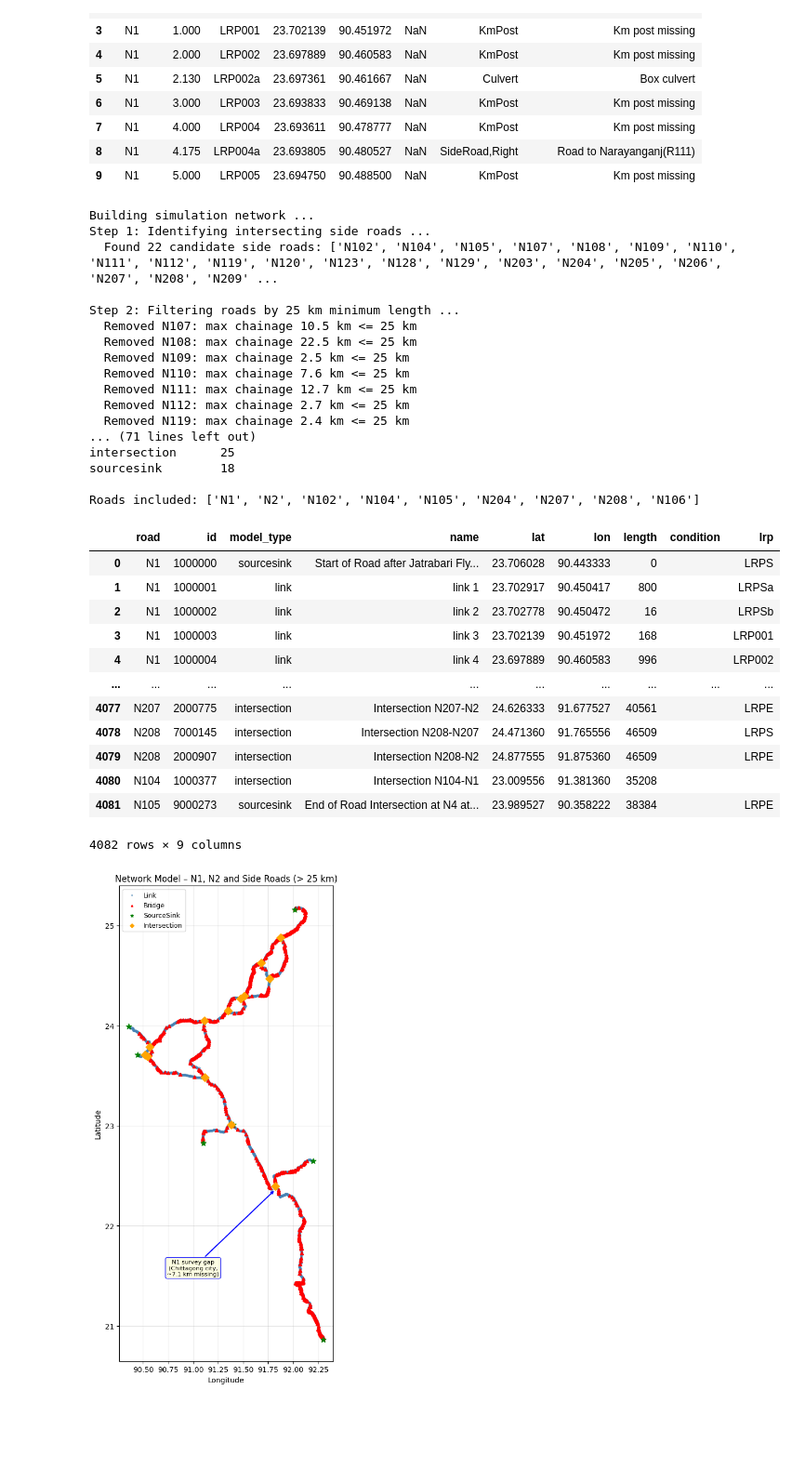
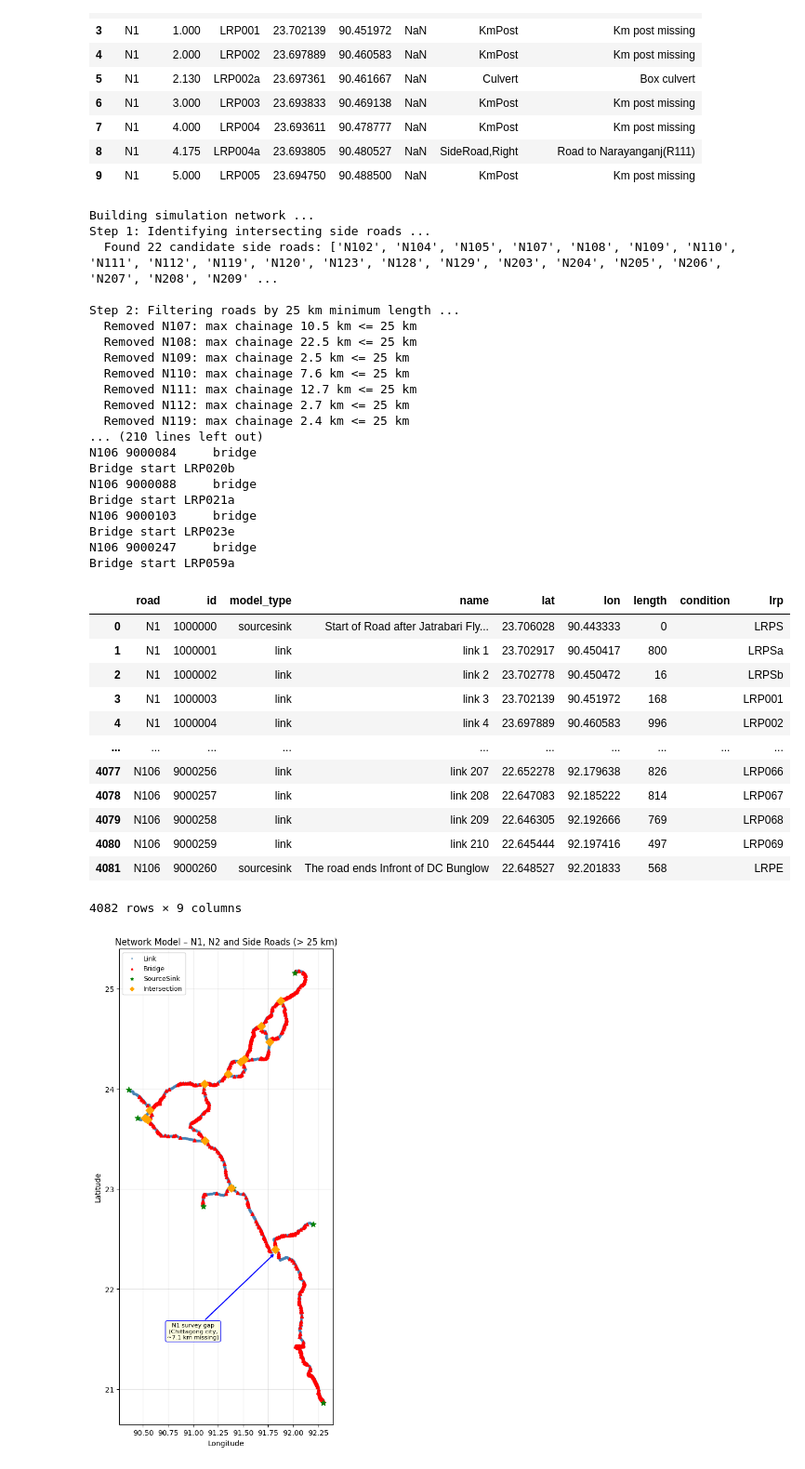
Before and after one commit to taufik-my/ASIM_Team14, a Jupyter notebook: EPA133a-G14-A3/notebook/network_data_preparation.ipynb, the cells around one changed output. Shown at 93% size. Cells and saved outputs as stored; diff of their text form; code cells hidden in the pictures; blank space fills up the shorter version.

Commit message:
update for the notebook and network_data.csv

```diff
--- a/EPA133a-G14-A3/notebook/network_data_preparation.ipynb
+++ b/EPA133a-G14-A3/notebook/network_data_preparation.ipynb
@@ -194,6 +194,18 @@ def unify_intersection_identifiers(df_road_file, merge_threshold_m=500):
     print(f"  Unified {len(pairs)} intersection pairs (threshold: {merge_threshold_m} m)")
     for road_a, road_b, sid, dist in pairs:
         print(f"    {road_a} <-> {road_b}: id={sid}, distance={dist:.0f} m")
+
+    # Validate: no ID should appear in more than 2 intersection rows.
+    id_counts = df_road_file[df_road_file['model_type'] == 'intersection']['id'].value_counts()
+    over_paired = id_counts[id_counts > 2]
+    if not over_paired.empty:
+        print(f"WARNING: {len(over_paired)} intersection ID(s) appear in >2 rows:")
+        for bad_id, count in over_paired.items():
+            bad_rows = df_road_file[
+                (df_road_file['model_type'] == 'intersection') &
+                (df_road_file['id'] == bad_id)
+            ]
+            print(f"    id={bad_id} appears {count} times: roads={bad_rows['road'].tolist()}")
     return df_road_file
 
 
@@ -313,7 +325,7 @@ def handle_intersection_edge_cases(df_road_file, road_list):
                 'road': 'N104', 'id': next_id, 'model_type': 'intersection',
                 'name': 'Intersection N104-N1',
                 'lat': int_lat, 'lon': int_lon,
-                'length': np.nan, 'condition': '', 'lrp': ''
+                'length': np.nan, 'condition': '', 'lrp': 'LRP001a'
             })
             print(f"  Edge case: Added N104-N1 intersection on N104 at ({int_lat:.6f}, {int_lon:.6f}) (id={next_id})")
             next_id += 1
@@ -338,16 +350,22 @@ def handle_intersection_edge_cases(df_road_file, road_list):
             print(f"  Edge case: Added missing N105 LRPE sourcesink at LRP048 (id={next_id})")
             next_id += 1
 
-    # Insert rows: the N1 dummy (LRP235c) must go after LRP235b; all others appended.
-    n1_n106_rows = [r for r in rows_to_insert if r.get('lrp') == 'LRP235c']
-    other_rows   = [r for r in rows_to_insert if r.get('lrp') != 'LRP235c']
+    # Insert rows at their correct road position (sorted by chainage), never appended to end.
+    # Anchor overrides for rows whose lrp alone is ambiguous.
+    _ANCHOR_OVERRIDES = {
+        ('N105', 'LRPE'): 'LRP048',      # N105 LRPE goes after last real N105 row
+        ('N104', 'LRP001a'): 'LRP001a',  # N104-N1 intersection after LRP001a
+    }
 
-    for row_dict in n1_n106_rows:
-        df_road_file = insert_row_after_lrp(df_road_file, 'LRP235b', row_dict)
-        print(f"    Inserted {row_dict['road']} LRP235c after LRP235b in sequence")
-
-    if other_rows:
-        df_road_file = pd.concat([df_road_file, pd.DataFrame(other_rows)], ignore_index=True)
+    for row_dict in rows_to_insert:
+        road = row_dict['road']
+        lrp  = row_dict.get('lrp', '')
+        if lrp == 'LRP235c':
+            anchor = 'LRP235b'
+        else:
+            anchor = _ANCHOR_OVERRIDES.get((road, lrp), lrp)
+        df_road_file = insert_row_after_lrp(df_road_file, anchor, row_dict)
+        print(f"    Inserted {road} (lrp={lrp}) after anchor '{anchor}' in sequence")
 
     print(f"  Total edge-case rows added: {len(rows_to_insert)}")
     return df_road_file
@@ -358,12 +376,12 @@ def align_n1_n2_intersection_ids(df_road_file):
     n1_int = df_road_file[
         (df_road_file['model_type'] == 'intersection') &
         (df_road_file['road'] == 'N1') &
-        (df_road_file['name'].str.contains('N2', na=False))
+        (df_road_file['name'].str.contains(r'\bN2\b', regex=True, na=False))
     ]
     n2_int = df_road_file[
         (df_road_file['model_type'] == 'intersection') &
         (df_road_file['road'] == 'N2') &
-        (df_road_file['name'].str.contains('N1', na=False))
+        (df_road_file['name'].str.contains(r'\bN1\b', regex=True, na=False))
     ]
     if not n1_int.empty and not n2_int.empty:
         shared_id = min(n1_int.iloc[0]['id'], n2_int.iloc[0]['id'])
@@ -586,43 +604,56 @@ df_road_file = align_n1_n2_intersection_ids(df_road_file)
 print('\nComputing inter-node distances ...')
 df_road_file = compute_inter_node_distances(df_road_file)
 
 # Save
 save_path = '../data/network_data.csv'
 df_road_file.to_csv(save_path, index=False)
 print(f'\nSaved  {save_path}  ({df_road_file.shape[0]} rows x {df_road_file.shape[1]} cols)')
 print(f'\nmodel_type breakdown:\n{df_road_file["model_type"].value_counts().to_string()}')
 print(f'\nRoads included: {df_road_file["road"].unique().tolist()}')
+
+# ── Zero-length diagnostic ────────────────────────────────────────────
+_zero = df_road_file[
+    (df_road_file['length'] == 0) &
+    (df_road_file['model_type'].isin(['link', 'bridge']))
+].copy()
+_zero_links   = _zero[_zero['model_type'] == 'link']
+_zero_bridges = _zero[_zero['model_type'] == 'bridge']
+print(f'\nZero-length components: {len(_zero)} total '
+      f'({len(_zero_links)} links, {len(_zero_bridges)} bridges)')
+if not _zero_bridges.empty:
+    print('\nZero-length bridges:')
+    print(_zero_bridges[['road', 'id', 'model_type', 'name', 'lrp']].to_string(index=False))
 df_road_file
 # %% [output]
 Building simulation network ...
 Step 1: Identifying intersecting side roads ...
   Found 22 candidate side roads: ['N102', 'N104', 'N105', 'N107', 'N108', 'N109', 'N110', 'N111', 'N112', 'N119', 'N120', 'N123', 'N128', 'N129', 'N203', 'N204', 'N205', 'N206', 'N207', 'N208', 'N209' ...
 
 Step 2: Filtering roads by 25 km minimum length ...
   Removed N107: max chainage 10.5 km <= 25 km
   Removed N108: max chainage 22.5 km <= 25 km
   Removed N109: max chainage 2.5 km <= 25 km
   Removed N110: max chainage 7.6 km <= 25 km
   Removed N111: max chainage 12.7 km <= 25 km
   Removed N112: max chainage 2.7 km <= 25 km
   Removed N119: max chainage 2.4 km <= 25 km
-... (71 lines left out)
-intersection      25
-sourcesink        18
-
-Roads included: ['N1', 'N2', 'N102', 'N104', 'N105', 'N204', 'N207', 'N208', 'N106']
+... (210 lines left out)
+N106 9000084     bridge                                                                                  Bridge start LRP020b
+N106 9000088     bridge                                                                                  Bridge start LRP021a
+N106 9000103     bridge                                                                                  Bridge start LRP023e
+N106 9000247     bridge                                                                                  Bridge start LRP059a
 |  | road | id | model_type | name | lat | lon | length | condition | lrp |
 | 0 | N1 | 1000000 | sourcesink | Start of Road after Jatrabari Fly... | 23.706028 | 90.443333 | 0 |  | LRPS |
 | 1 | N1 | 1000001 | link | link 1 | 23.702917 | 90.450417 | 800 |  | LRPSa |
 | 2 | N1 | 1000002 | link | link 2 | 23.702778 | 90.450472 | 16 |  | LRPSb |
 | 3 | N1 | 1000003 | link | link 3 | 23.702139 | 90.451972 | 168 |  | LRP001 |
 | 4 | N1 | 1000004 | link | link 4 | 23.697889 | 90.460583 | 996 |  | LRP002 |
 | ... | ... | ... | ... | ... | ... | ... | ... | ... | ... |
-| 4077 | N207 | 2000775 | intersection | Intersection N207-N2 | 24.626333 | 91.677527 | 40561 |  | LRPE |
-| 4078 | N208 | 7000145 | intersection | Intersection N208-N207 | 24.471360 | 91.765556 | 46509 |  | LRPS |
-| 4079 | N208 | 2000907 | intersection | Intersection N208-N2 | 24.877555 | 91.875360 | 46509 |  | LRPE |
-| 4080 | N104 | 1000377 | intersection | Intersection N104-N1 | 23.009556 | 91.381360 | 35208 |  |  |
-| 4081 | N105 | 9000273 | sourcesink | End of Road Intersection at N4 at... | 23.989527 | 90.358222 | 38384 |  | LRPE |
+| 4077 | N106 | 9000256 | link | link 207 | 22.652278 | 92.179638 | 826 |  | LRP066 |
+| 4078 | N106 | 9000257 | link | link 208 | 22.647083 | 92.185222 | 814 |  | LRP067 |
+| 4079 | N106 | 9000258 | link | link 209 | 22.646305 | 92.192666 | 769 |  | LRP068 |
+| 4080 | N106 | 9000259 | link | link 210 | 22.645444 | 92.197416 | 497 |  | LRP069 |
+| 4081 | N106 | 9000260 | sourcesink | The road ends Infront of DC Bunglow | 22.648527 | 92.201833 | 568 |  | LRPE |
 4082 rows × 9 columns
 # %%
 # Visualize the generated network
```
Also changed, not shown: parts of 1 cell of this notebook, 1 other file.
